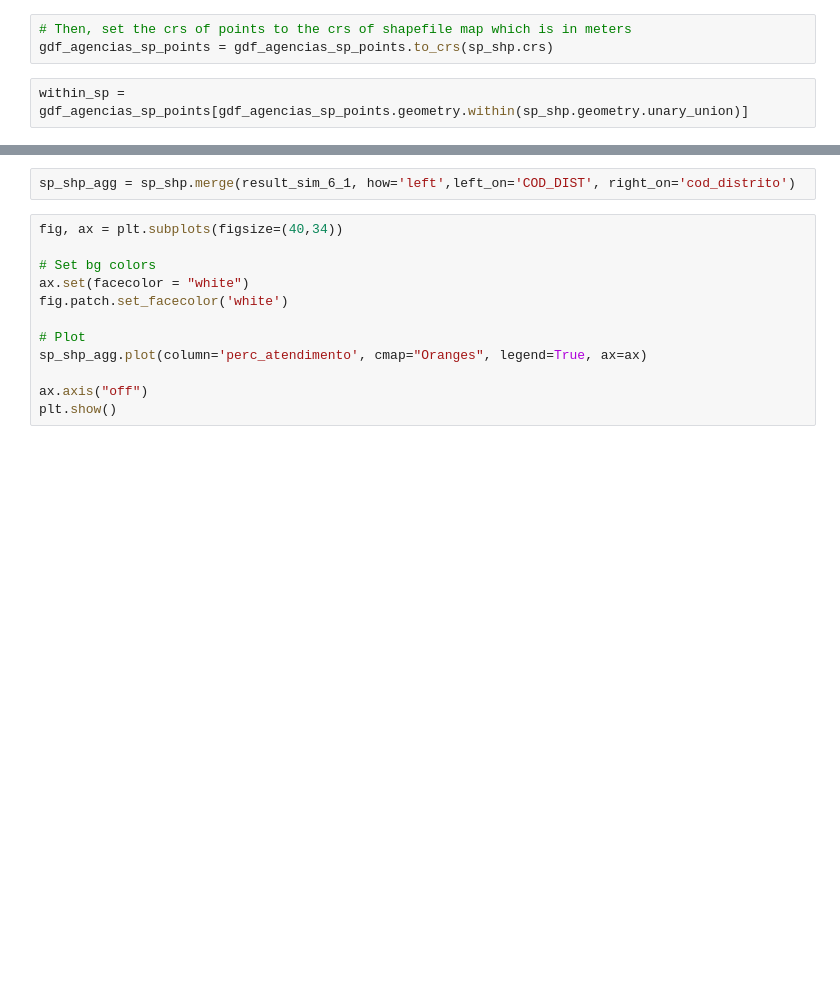
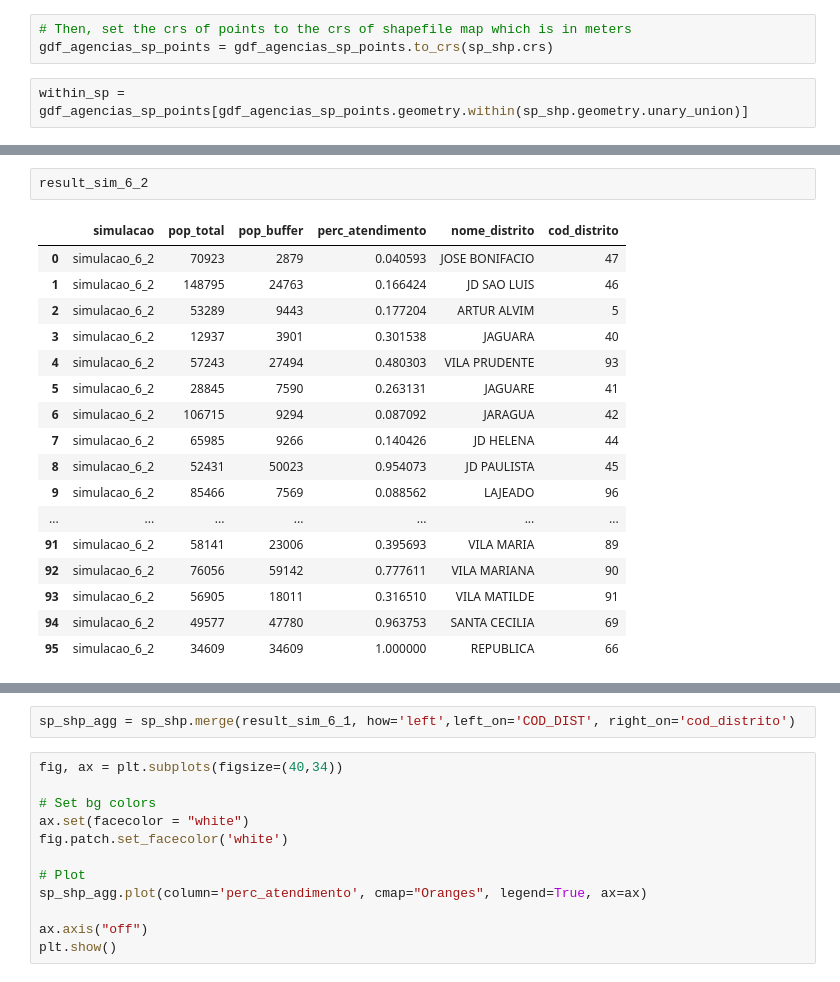
Before and after one commit to ricardobreis/Exploratory-Data-Analysis-Bancarization, a Jupyter notebook: src/simulation_69_500_10times.ipynb, the cells around one changed output, grey strips where cells are left out. Cells and saved outputs as stored; diff of their text form; blank space fills up the shorter version.

```diff
--- a/src/simulation_69_500_10times.ipynb
+++ b/src/simulation_69_500_10times.ipynb
@@ -104,0 +184,20 @@ sns.heatmap(heatmap, cmap="BuGn", annot=True, ax=ax)
+# %%
+result_sim_6_2
+# %% [output]
+|  | simulacao | pop_total | pop_buffer | perc_atendimento | nome_distrito | cod_distrito |
+| 0 | simulacao_6_2 | 70923 | 2879 | 0.040593 | JOSE BONIFACIO | 47 |
+| 1 | simulacao_6_2 | 148795 | 24763 | 0.166424 | JD SAO LUIS | 46 |
+| 2 | simulacao_6_2 | 53289 | 9443 | 0.177204 | ARTUR ALVIM | 5 |
+| 3 | simulacao_6_2 | 12937 | 3901 | 0.301538 | JAGUARA | 40 |
+| 4 | simulacao_6_2 | 57243 | 27494 | 0.480303 | VILA PRUDENTE | 93 |
+| 5 | simulacao_6_2 | 28845 | 7590 | 0.263131 | JAGUARE | 41 |
+| 6 | simulacao_6_2 | 106715 | 9294 | 0.087092 | JARAGUA | 42 |
+| 7 | simulacao_6_2 | 65985 | 9266 | 0.140426 | JD HELENA | 44 |
+| 8 | simulacao_6_2 | 52431 | 50023 | 0.954073 | JD PAULISTA | 45 |
+| 9 | simulacao_6_2 | 85466 | 7569 | 0.088562 | LAJEADO | 96 |
+| ... | ... | ... | ... | ... | ... | ... |
+| 91 | simulacao_6_2 | 58141 | 23006 | 0.395693 | VILA MARIA | 89 |
+| 92 | simulacao_6_2 | 76056 | 59142 | 0.777611 | VILA MARIANA | 90 |
+| 93 | simulacao_6_2 | 56905 | 18011 | 0.316510 | VILA MATILDE | 91 |
+| 94 | simulacao_6_2 | 49577 | 47780 | 0.963753 | SANTA CECILIA | 69 |
+| 95 | simulacao_6_2 | 34609 | 34609 | 1.000000 | REPUBLICA | 66 |
```
Also changed, not shown: parts of 16 cells of this notebook, 3 other files.
